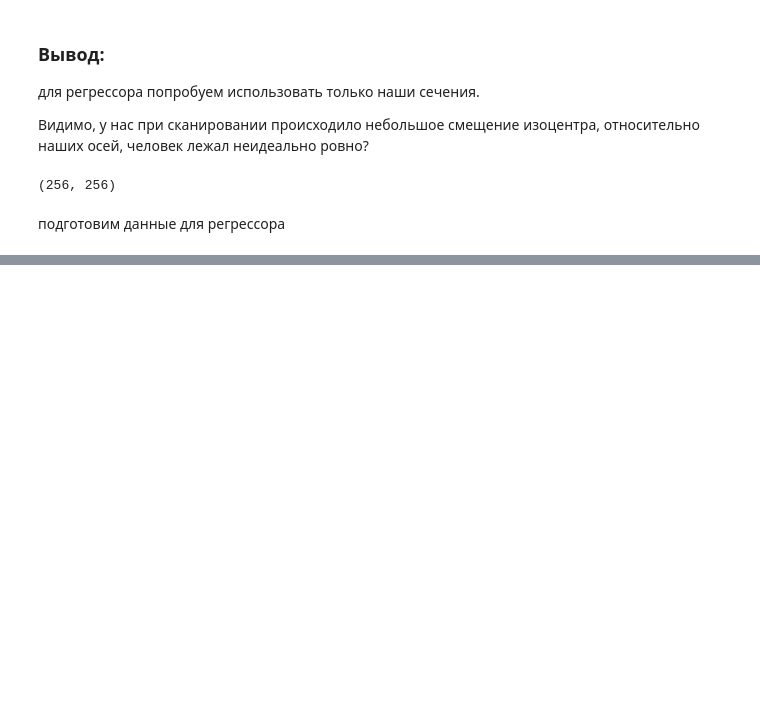
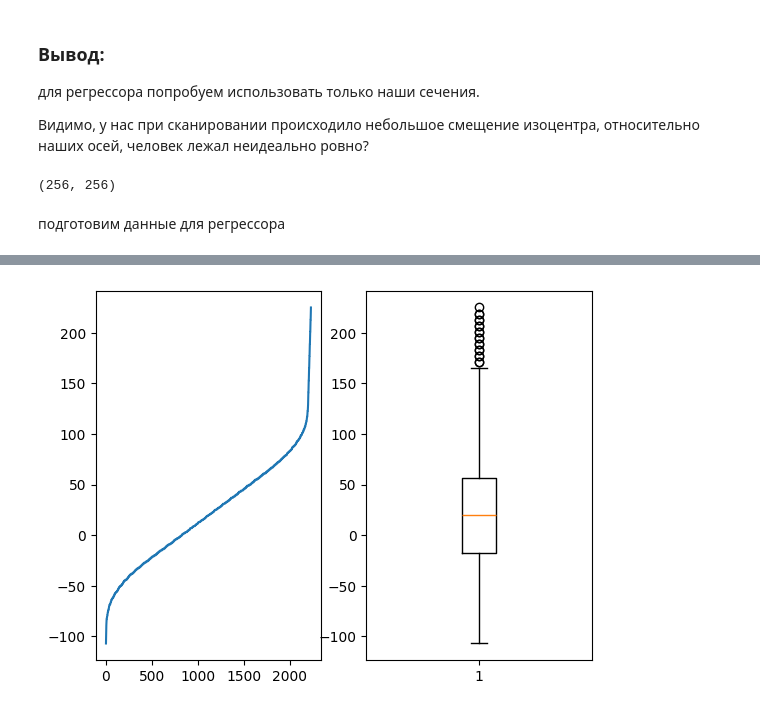
Before and after one commit to annaprovorova/stroke, a Jupyter notebook: first.ipynb, the cells around one changed output, grey strips where cells are left out. Saved outputs shown, nothing was run; the diff lists cells and outputs as text; code cells hidden in the pictures; blank space fills up the shorter version.

```diff
--- a/first.ipynb
+++ b/first.ipynb
@@ -80,7 +81,7 @@ print(aff2 @ np.array([0, 0, 24, 1]))
 Не всё так очевидно! Обратим внимание, что наши изображения ещё и оринтированны по-разному. И преобразование идёт тоже не так очевидно. Но 1 и 2 координаты явно меняются не так значительно, как координаты по 3 оси, очевидно, это и есть наша ось z.
 # %%
 # посмотри на ещё одно изображение из наших
-img__ = nib.load(r'F:\!наука\stroke\Lesions\Lesions\CardioEmbolic\Berezina\dwi.nii.gz')
+img__ = nib.load(r'F:\!наука\stroke\Lesions\Lesions\Aterotromb\Balandin_VP\dwi.nii.gz')
 print(img_.shape)
 #у нас изображения 4-мерные, нужно от 4 измерения избавиться для построения графика
 img_21 = image.index_img(img_, 0)
@@ -158,3 +159,24 @@ a.shape
 (256, 256)
 # %% [markdown]
 подготовим данные для регрессора
+# %%
+path = r'F:\!наука\stroke\Lesions\Lesions'
+stroke_types = os.listdir(path)
+X = []
+Y = []
+a = 0
+for folder in stroke_types:
+    for patient in os.listdir(f'{path}\{folder}'):
+        img = nib.load(f'{path}\{folder}\{patient}\dwi.nii.gz')
+        if len(img.shape) == 4:
+            img = image.index_img(img, 0)
+        else:
+             a+= 1
+        img_data = img.get_fdata()
+        aff = img.affine
+        for i in range(img.shape[2]):
+            Y.append(round((aff @ np.array([0, 0, i, 1]))[2]))
+            X.append(img_data[:, :, i])
+            if Y[i] > 110 or Y[i] < -30:
+                print(f'{path}\{folder}\{patient}', i, img.shape)
+print(a)
@@ -160,0 +199,8 @@ a.shape
+# %%
+#какие-то выбросы по данным
+fig, ax = plt.subplots(1, 2)
+ax[0].plot(sorted(Y))
+ax[1].boxplot(Y)
+plt.show()
+# %% [output]
+[figure, added]
```
Also changed, not shown: parts of 7 cells of this notebook, 1 other file.
